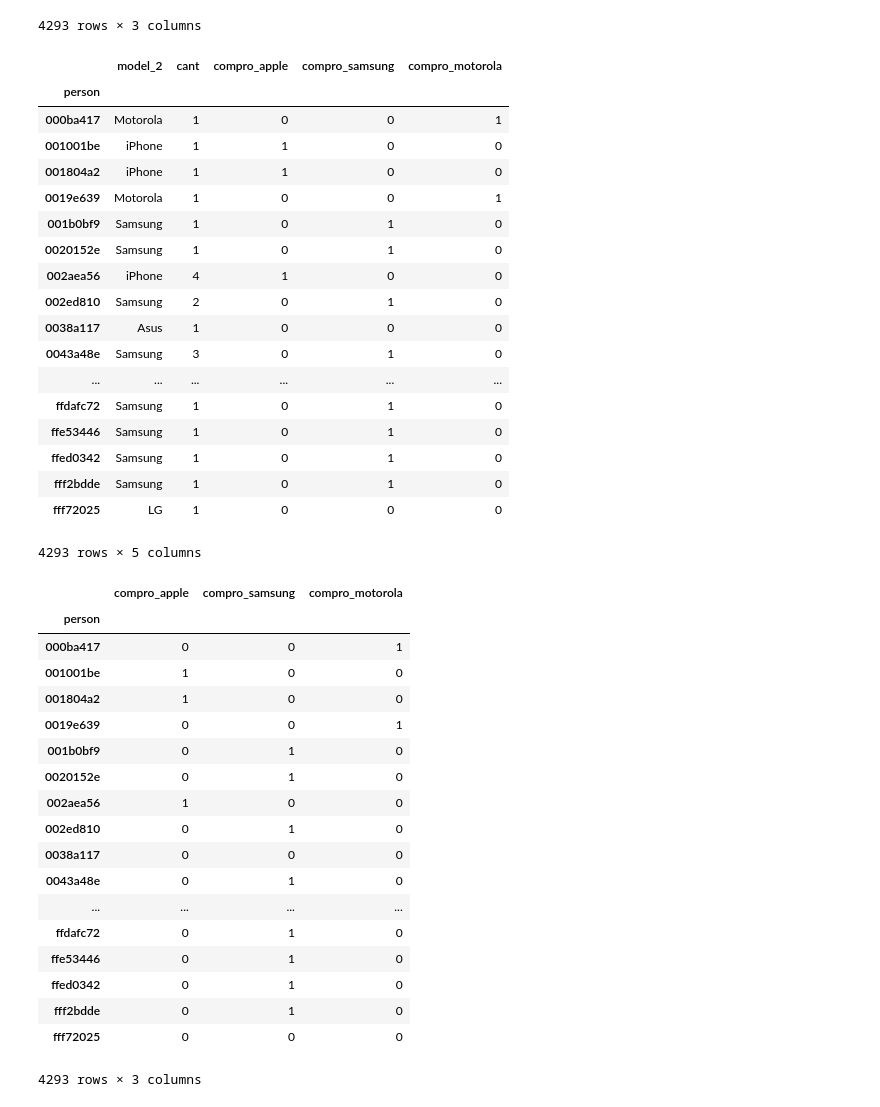
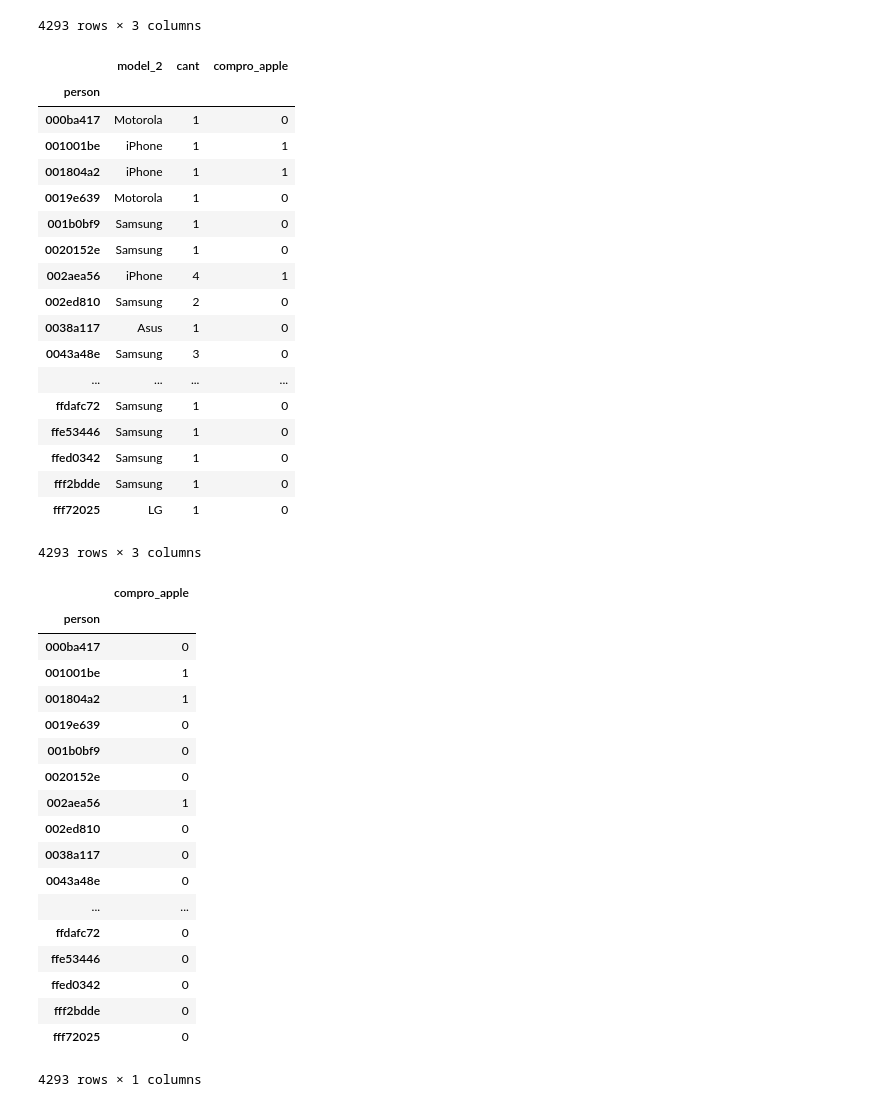
Before and after one commit to ConstanzaGonzalez/DatataFrita, a Jupyter notebook: tp2/features_compras.ipynb, the cells around one changed output. Drawn from its saved outputs; the diff is of its cells as text; code cells hidden in the pictures.

```diff
--- a/tp2/features_compras.ipynb
+++ b/tp2/features_compras.ipynb
@@ -55,31 +55,31 @@ df_m
 4293 rows × 3 columns
 # %%
 df_m["compro_apple"] = df_m["model_2"].apply(lambda x: 1 if x == "iPhone" else 0)
-df_m["compro_samsung"] = df_m["model_2"].apply(lambda x: 1 if x == "Samsung" else 0)
-df_m["compro_motorola"] = df_m["model_2"].apply(lambda x: 1 if x == "Motorola" else 0)
+#df_m["compro_samsung"] = df_m["model_2"].apply(lambda x: 1 if x == "Samsung" else 0)
+#df_m["compro_motorola"] = df_m["model_2"].apply(lambda x: 1 if x == "Motorola" else 0)
 #df_m["vio_mas_lg"] = df_m["model_2"].apply(lambda x: 1 if x == "LG" else 0)
 df_m = df_m.set_index("person")
 df_m
 # %% [output]
-|  | model_2 | cant | compro_apple | compro_samsung | compro_motorola |
-| person |  |  |  |  |  |
-| 000ba417 | Motorola | 1 | 0 | 0 | 1 |
-| 001001be | iPhone | 1 | 1 | 0 | 0 |
-| 001804a2 | iPhone | 1 | 1 | 0 | 0 |
-| 0019e639 | Motorola | 1 | 0 | 0 | 1 |
-| 001b0bf9 | Samsung | 1 | 0 | 1 | 0 |
-| 0020152e | Samsung | 1 | 0 | 1 | 0 |
-| 002aea56 | iPhone | 4 | 1 | 0 | 0 |
-| 002ed810 | Samsung | 2 | 0 | 1 | 0 |
-| 0038a117 | Asus | 1 | 0 | 0 | 0 |
-| 0043a48e | Samsung | 3 | 0 | 1 | 0 |
-| ... | ... | ... | ... | ... | ... |
-| ffdafc72 | Samsung | 1 | 0 | 1 | 0 |
-| ffe53446 | Samsung | 1 | 0 | 1 | 0 |
-| ffed0342 | Samsung | 1 | 0 | 1 | 0 |
-| fff2bdde | Samsung | 1 | 0 | 1 | 0 |
-| fff72025 | LG | 1 | 0 | 0 | 0 |
+|  | model_2 | cant | compro_apple |
+| person |  |  |  |
+| 000ba417 | Motorola | 1 | 0 |
+| 001001be | iPhone | 1 | 1 |
+| 001804a2 | iPhone | 1 | 1 |
+| 0019e639 | Motorola | 1 | 0 |
+| 001b0bf9 | Samsung | 1 | 0 |
+| 0020152e | Samsung | 1 | 0 |
+| 002aea56 | iPhone | 4 | 1 |
+| 002ed810 | Samsung | 2 | 0 |
+| 0038a117 | Asus | 1 | 0 |
+| 0043a48e | Samsung | 3 | 0 |
+| ... | ... | ... | ... |
+| ffdafc72 | Samsung | 1 | 0 |
+| ffe53446 | Samsung | 1 | 0 |
+| ffed0342 | Samsung | 1 | 0 |
+| fff2bdde | Samsung | 1 | 0 |
+| fff72025 | LG | 1 | 0 |
-4293 rows × 5 columns
+4293 rows × 3 columns
 # %%
 df_m = df_m.drop(["model_2","cant"],1)
 
@@ -87,22 +87,22 @@ df_m.to_csv('data/features_compras.csv', sep=',')
 # %%
 df_m
 # %% [output]
-|  | compro_apple | compro_samsung | compro_motorola |
-| person |  |  |  |
-| 000ba417 | 0 | 0 | 1 |
-| 001001be | 1 | 0 | 0 |
-| 001804a2 | 1 | 0 | 0 |
-| 0019e639 | 0 | 0 | 1 |
-| 001b0bf9 | 0 | 1 | 0 |
-| 0020152e | 0 | 1 | 0 |
-| 002aea56 | 1 | 0 | 0 |
-| 002ed810 | 0 | 1 | 0 |
-| 0038a117 | 0 | 0 | 0 |
-| 0043a48e | 0 | 1 | 0 |
-| ... | ... | ... | ... |
-| ffdafc72 | 0 | 1 | 0 |
-| ffe53446 | 0 | 1 | 0 |
-| ffed0342 | 0 | 1 | 0 |
-| fff2bdde | 0 | 1 | 0 |
-| fff72025 | 0 | 0 | 0 |
+|  | compro_apple |
+| person |  |
+| 000ba417 | 0 |
+| 001001be | 1 |
+| 001804a2 | 1 |
+| 0019e639 | 0 |
+| 001b0bf9 | 0 |
+| 0020152e | 0 |
+| 002aea56 | 1 |
+| 002ed810 | 0 |
+| 0038a117 | 0 |
+| 0043a48e | 0 |
+| ... | ... |
+| ffdafc72 | 0 |
+| ffe53446 | 0 |
+| ffed0342 | 0 |
+| fff2bdde | 0 |
+| fff72025 | 0 |
-4293 rows × 3 columns
+4293 rows × 1 columns
```
Also changed, not shown: 3 other files.
